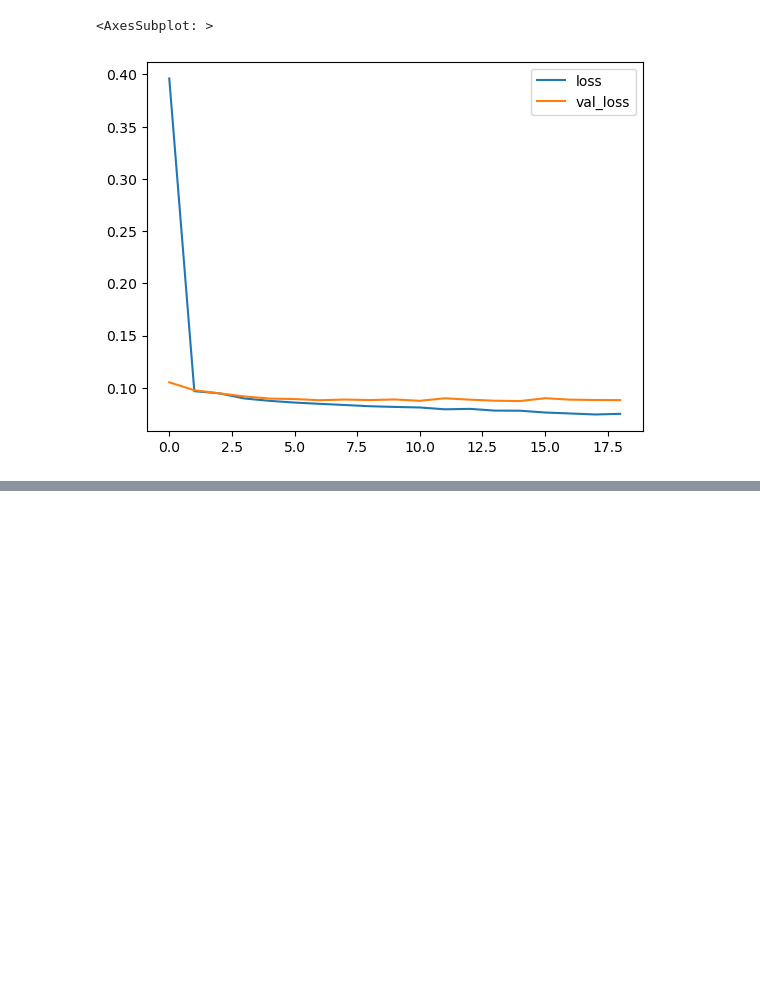
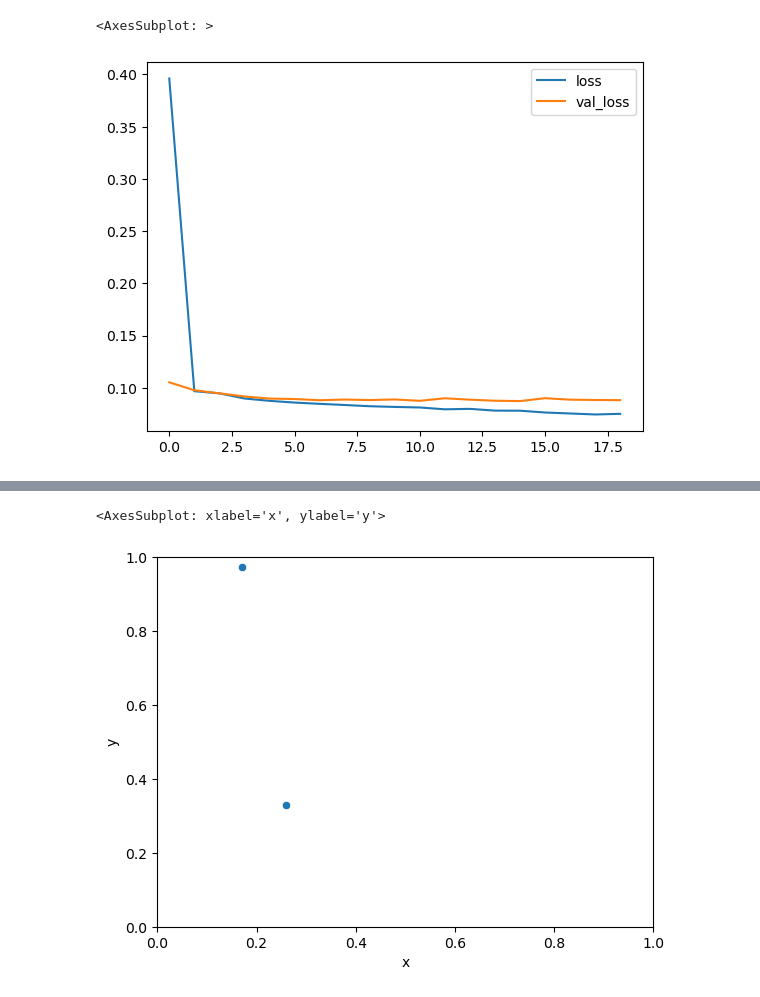
Before and after one commit to Gustl22/android_intent_prediction, a Jupyter notebook: rnn/rnn_model.ipynb, the cells around one changed output, grey strips where cells are left out. Drawn from its saved outputs; the diff is of its cells as text; code cells hidden in the pictures; blank space fills up the shorter version.

```diff
--- a/rnn/rnn_model.ipynb
+++ b/rnn/rnn_model.ipynb
@@ -903,0 +916,14 @@ print(np.sqrt(mean_squared_error(comparison_df['y'],comparison_df['PredictionsY'
+# %%
+import seaborn as sns
+import matplotlib.pyplot as plt
+
+plt.ylim(0, 1)
+plt.xlim(0, 1)
+
+comparison_2d = np.concatenate([true_next_labels, true_predictions_labels], axis=0)
+comparison_2d = pd.DataFrame(comparison_2d, columns=['x', 'y'])
+sns.scatterplot(x='x', y='y', data=comparison_2d)
+# comparison_2d.plot.scatter(x='x', y='y', c='DarkBlue')
+# %% [output]
+<AxesSubplot: xlabel='x', ylabel='y'>
+[figure, added]
```
Also changed, not shown: parts of 12 cells of this notebook, 3 other files.
